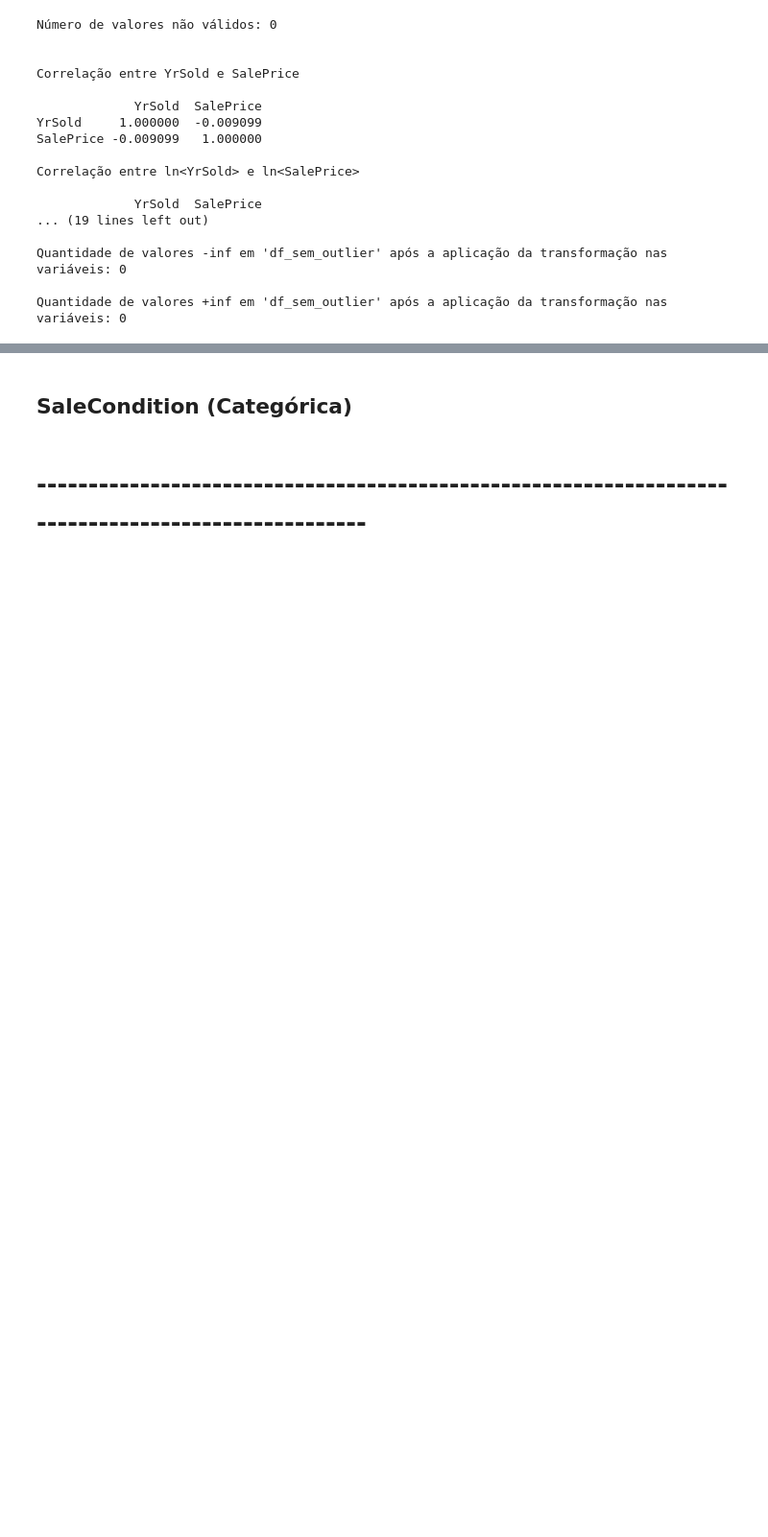
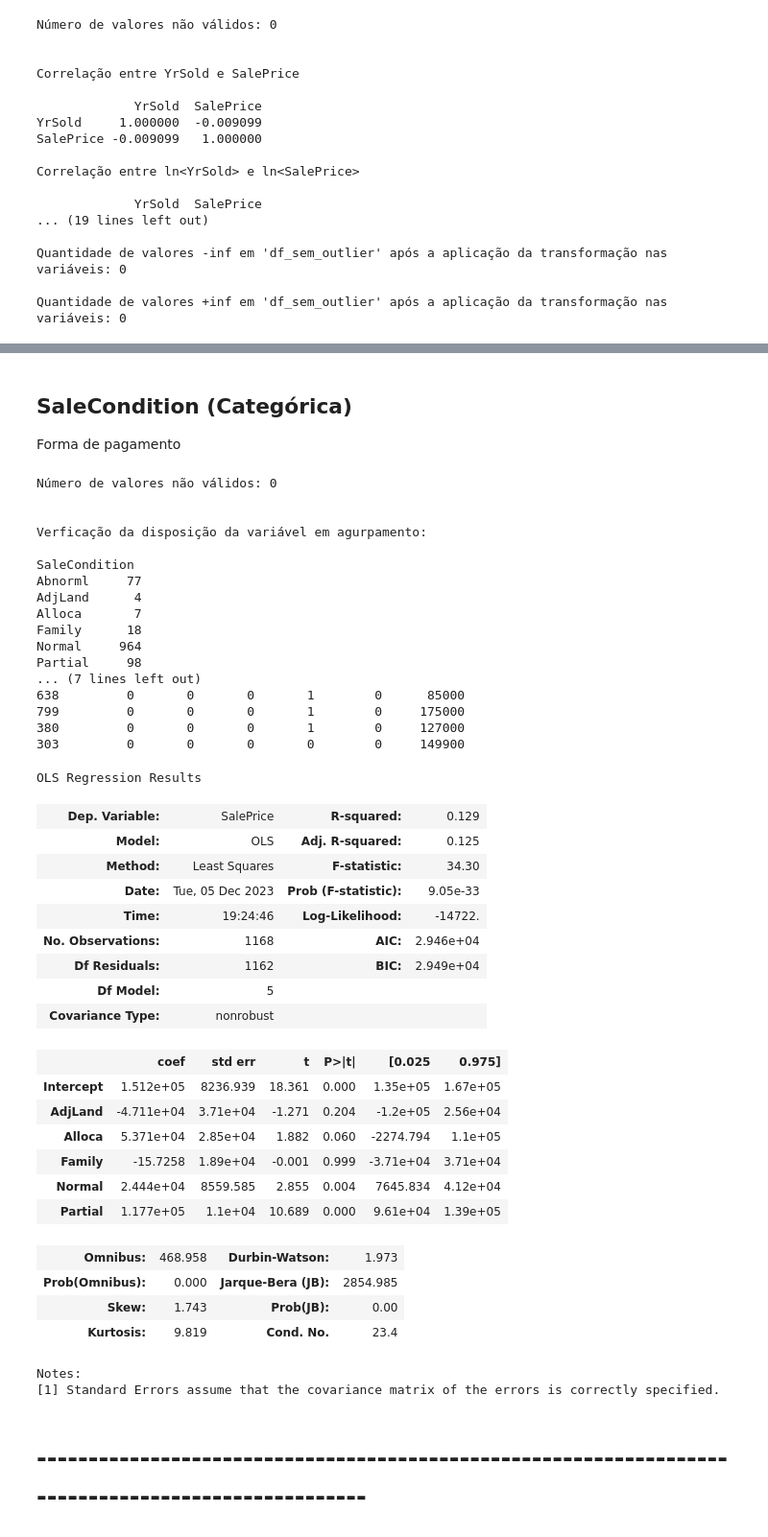
Before and after one commit to JohnDaytonCC/HousePricesPrediction, a Jupyter notebook: Notebook - House Prices Predition.ipynb, the cells around one changed output, grey strips where cells are left out. Shown at 96% size. Cells and saved outputs as stored; diff of their text form; code cells hidden in the pictures; blank space fills up the shorter version.

```diff
--- a/Notebook - House Prices Predition.ipynb
+++ b/Notebook - House Prices Predition.ipynb
@@ -5825,5 +5917,78 @@ Quantidade de valores +inf em 'df_sem_outlier' após a aplicação da transforma
 # %% [markdown]
 ## SaleCondition (Categórica)
+
+Forma de pagamento
+# %%
+nome_feature = 'SaleCondition'
+
+# Verificação de valores nulos na variável
+print(f'Número de valores não válidos: {dados_treino[nome_feature].isnull().sum()}\n')
+
+# Agrupamento dos valores da variável
+print('\nVerficação da disposição da variável em agurpamento:\n')
+agrupado = dados_treino.groupby([nome_feature]).size()
+print(agrupado)
+
+# Cópia dos valores que serão manipulados para que os valores originais são sejam alterados.
+df_dummies_auxiliar_1 = dados_treino[nome_feature].copy()
+
+# Conversão da variável categórica em dicotômica com a exclusão da primeira variável dicotômica.
+df_dummies_auxiliar = pd.get_dummies(df_dummies_auxiliar_1, columns=[nome_feature], drop_first=True)
+
+# Inclusão da variável dependente ao data frame de variáveis dicotômicas.
+df_dummies_auxiliar[nome_target] = dados_treino[nome_target].copy()
+
+print("\nVisualização dos primeiros valores do Data Frame criado.\n")
+
+# Verificação do data frame.
+print(df_dummies_auxiliar.head(6))
+
+# Estimação do modelo de regressão linear múltipla com n-1 dummies
+modelo_dummies = sm.OLS.from_formula("SalePrice ~ AdjLand + Alloca + Family + Normal + Partial", df_dummies_auxiliar).fit()
+
+# Verificação dos parâmetros do modelo.
+modelo_dummies.summary()
+# %% [output]
+Número de valores não válidos: 0
+
+
+Verficação da disposição da variável em agurpamento:
+
+SaleCondition
+Abnorml     77
+AdjLand      4
+Alloca       7
+Family      18
+Normal     964
+Partial     98
+... (7 lines left out)
+638         0       0       0       1        0      85000
+799         0       0       0       1        0     175000
+380         0       0       0       1        0     127000
+303         0       0       0       0        0     149900
+OLS Regression Results
+| Dep. Variable: | SalePrice | R-squared: | 0.129 |
+| Model: | OLS | Adj. R-squared: | 0.125 |
+| Method: | Least Squares | F-statistic: | 34.30 |
+| Date: | Tue, 05 Dec 2023 | Prob (F-statistic): | 9.05e-33 |
+| Time: | 19:24:46 | Log-Likelihood: | -14722. |
+| No. Observations: | 1168 | AIC: | 2.946e+04 |
+| Df Residuals: | 1162 | BIC: | 2.949e+04 |
+| Df Model: | 5 |  |  |
+| Covariance Type: | nonrobust |  |  |
+|  | coef | std err | t | P>|t| | [0.025 | 0.975] |
+| Intercept | 1.512e+05 | 8236.939 | 18.361 | 0.000 | 1.35e+05 | 1.67e+05 |
+| AdjLand | -4.711e+04 | 3.71e+04 | -1.271 | 0.204 | -1.2e+05 | 2.56e+04 |
+| Alloca | 5.371e+04 | 2.85e+04 | 1.882 | 0.060 | -2274.794 | 1.1e+05 |
+| Family | -15.7258 | 1.89e+04 | -0.001 | 0.999 | -3.71e+04 | 3.71e+04 |
+| Normal | 2.444e+04 | 8559.585 | 2.855 | 0.004 | 7645.834 | 4.12e+04 |
+| Partial | 1.177e+05 | 1.1e+04 | 10.689 | 0.000 | 9.61e+04 | 1.39e+05 |
+| Omnibus: | 468.958 | Durbin-Watson: | 1.973 |
+| Prob(Omnibus): | 0.000 | Jarque-Bera (JB): | 2854.985 |
+| Skew: | 1.743 | Prob(JB): | 0.00 |
+| Kurtosis: | 9.819 | Cond. No. | 23.4 |
+Notes:
+[1] Standard Errors assume that the covariance matrix of the errors is correctly specified.
 # %% [markdown]
 # ---------------------------------------------------------------------------------------------------
 # %% [markdown]
```
Also changed, not shown: parts of 55 cells of this notebook.
